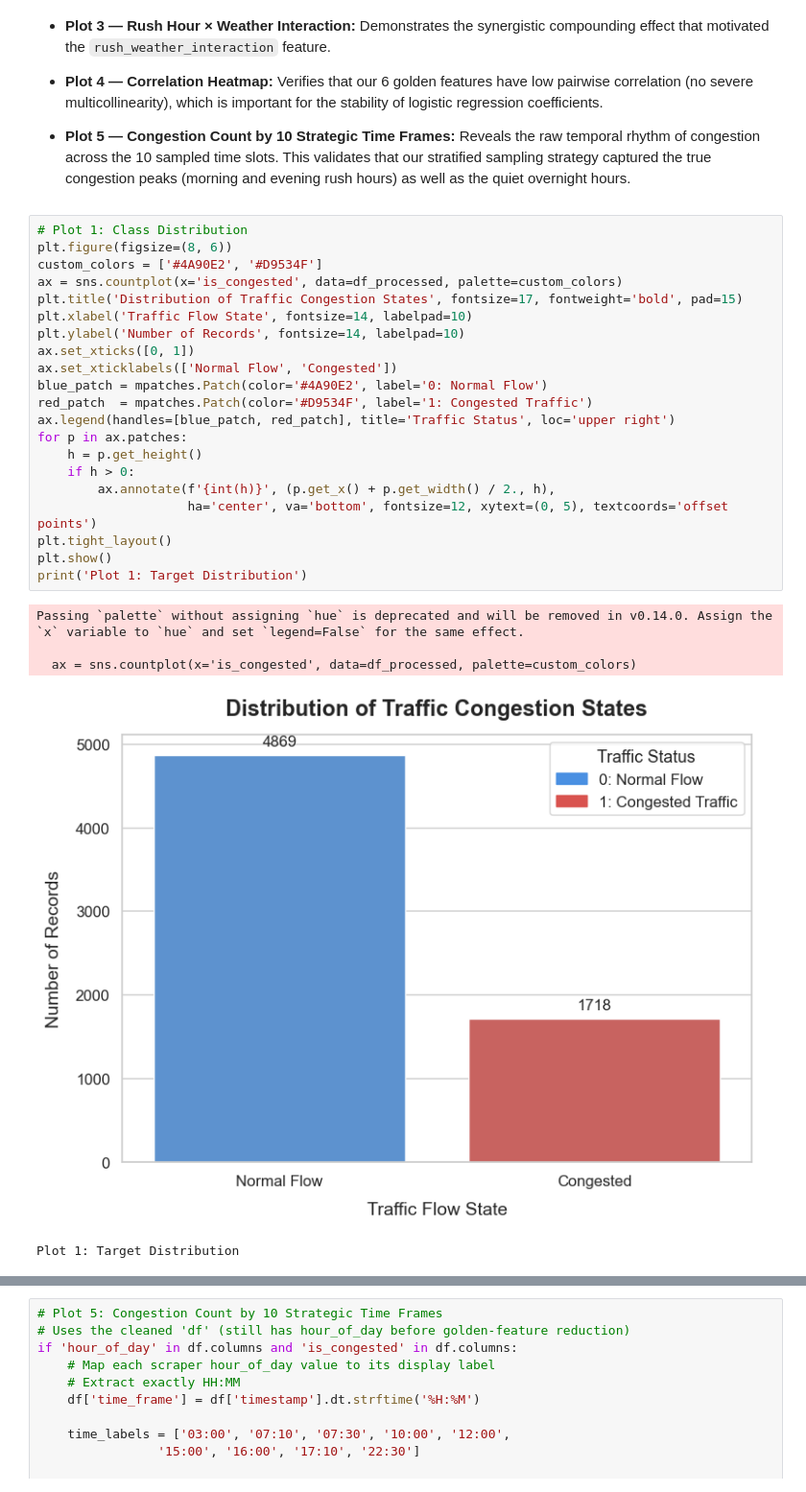
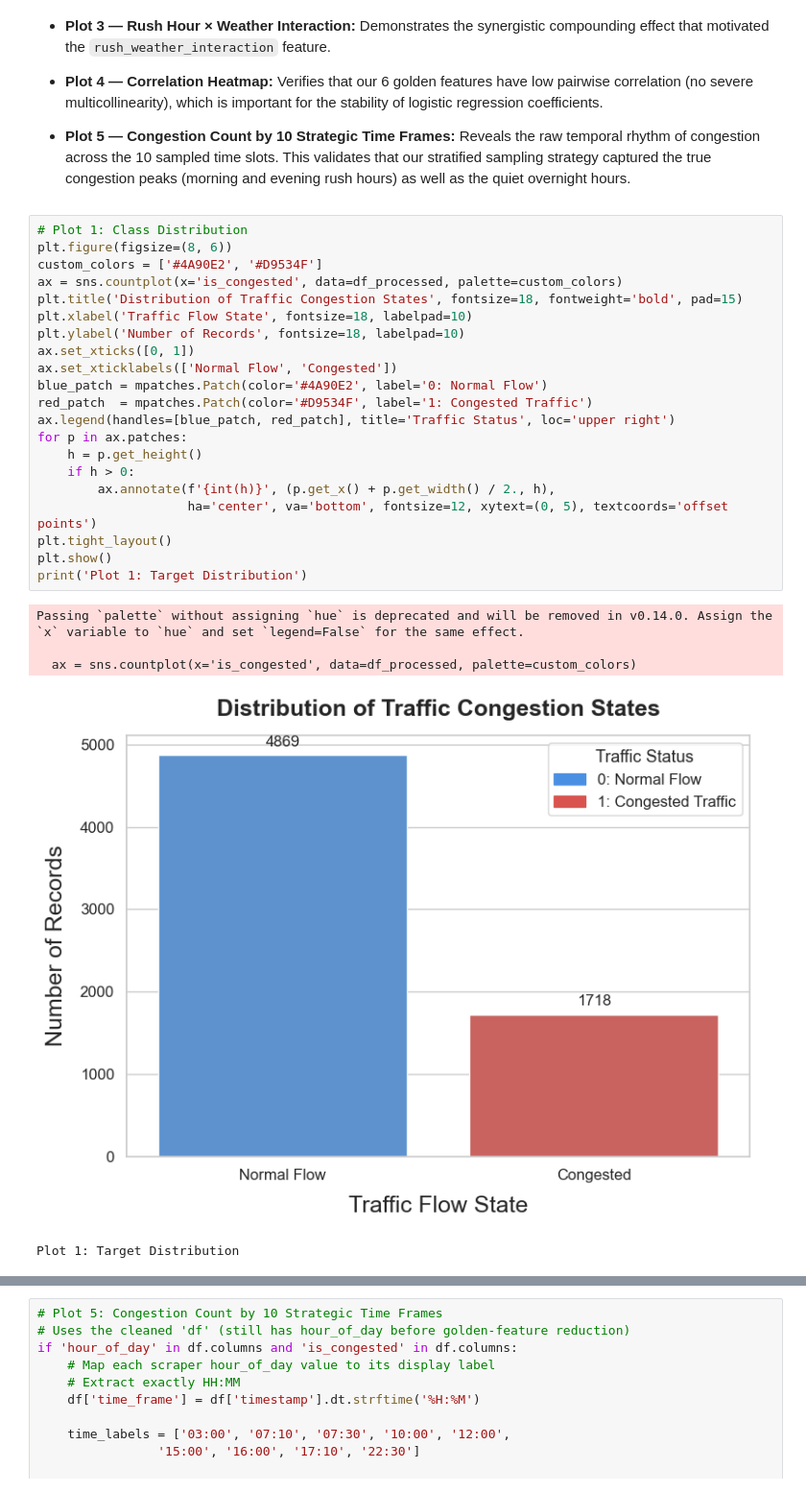
Before and after one commit to EnTeeKiu/FinalDataScience, a Jupyter notebook: Code/Task 1/Data_Processing_And_Preparation.ipynb, the cells around one changed output, grey strips where cells are left out. Shown at 96% size. Saved outputs shown, nothing was run; the diff lists cells and outputs as text.

```diff
--- a/Code/Task 1/Data_Processing_And_Preparation.ipynb
+++ b/Code/Task 1/Data_Processing_And_Preparation.ipynb
@@ -224,29 +226,29 @@ The following five charts explore feature distributions, relationships, and corr
 # %%
 # Plot 1: Class Distribution
 plt.figure(figsize=(8, 6))
 custom_colors = ['#4A90E2', '#D9534F']
 ax = sns.countplot(x='is_congested', data=df_processed, palette=custom_colors)
-plt.title('Distribution of Traffic Congestion States', fontsize=17, fontweight='bold', pad=15)
-plt.xlabel('Traffic Flow State', fontsize=14, labelpad=10)
-plt.ylabel('Number of Records', fontsize=14, labelpad=10)
+plt.title('Distribution of Traffic Congestion States', fontsize=18, fontweight='bold', pad=15)
+plt.xlabel('Traffic Flow State', fontsize=18, labelpad=10)
+plt.ylabel('Number of Records', fontsize=18, labelpad=10)
 ax.set_xticks([0, 1])
 ax.set_xticklabels(['Normal Flow', 'Congested'])
 blue_patch = mpatches.Patch(color='#4A90E2', label='0: Normal Flow')
 red_patch  = mpatches.Patch(color='#D9534F', label='1: Congested Traffic')
 ax.legend(handles=[blue_patch, red_patch], title='Traffic Status', loc='upper right')
 for p in ax.patches:
     h = p.get_height()
     if h > 0:
         ax.annotate(f'{int(h)}', (p.get_x() + p.get_width() / 2., h),
                     ha='center', va='bottom', fontsize=12, xytext=(0, 5), textcoords='offset points')
 plt.tight_layout()
 plt.show()
 print('Plot 1: Target Distribution')
 # %% [output]
 Passing `palette` without assigning `hue` is deprecated and will be removed in v0.14.0. Assign the `x` variable to `hue` and set `legend=False` for the same effect.
 
   ax = sns.countplot(x='is_congested', data=df_processed, palette=custom_colors)
-[figure, old version]
+[figure, new version]
 Plot 1: Target Distribution
 # %%
 # Plot 2: Congestion Probability by Weather Severity
```
Also changed, not shown: parts of 7 cells of this notebook, 2 other files.
